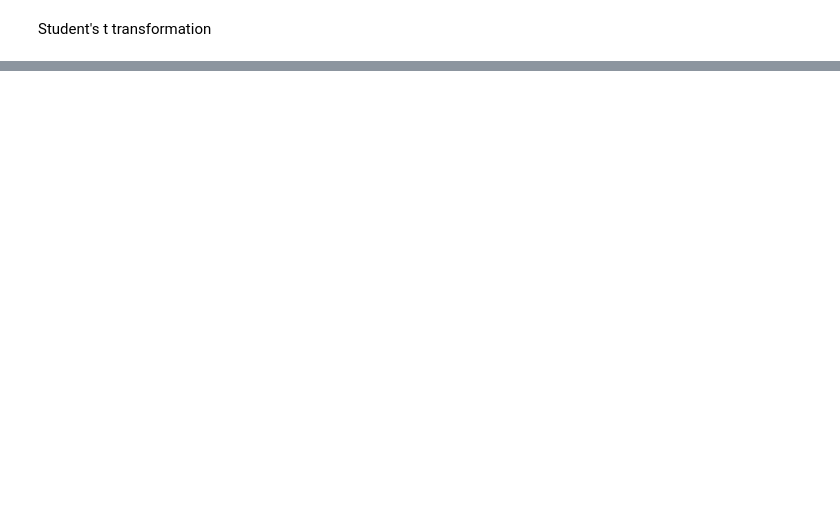
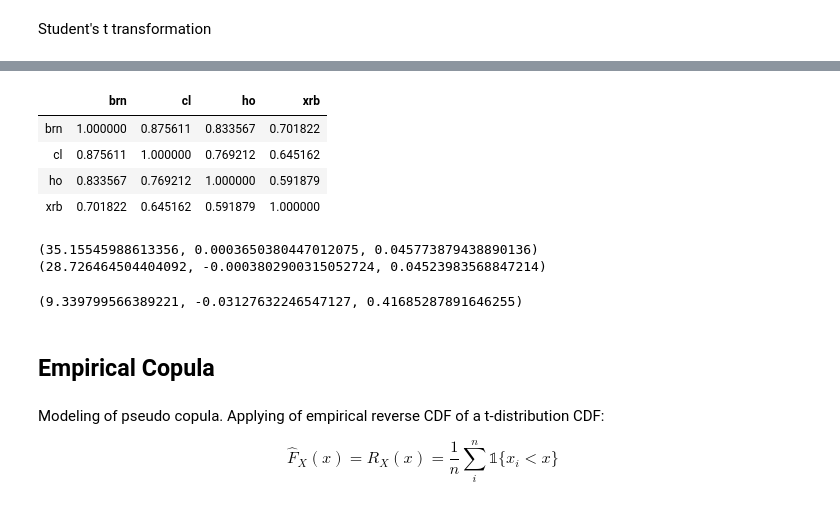
Before and after one commit to vpozdnyakov/gen_models_in_trading, a Jupyter notebook: generation_1/copula_estimator.ipynb, the cells around one changed output, grey strips where cells are left out. Cells and saved outputs as stored; diff of their text form; code cells hidden in the pictures; blank space fills up the shorter version.

```diff
--- a/generation_1/copula_estimator.ipynb
+++ b/generation_1/copula_estimator.ipynb
@@ -81,0 +92,25 @@ plt.show()
+# %%
+gen_prices.corr()
+# %% [output]
+|  | brn | cl | ho | xrb |
+| brn | 1.000000 | 0.875611 | 0.833567 | 0.701822 |
+| cl | 0.875611 | 1.000000 | 0.769212 | 0.645162 |
+| ho | 0.833567 | 0.769212 | 1.000000 | 0.591879 |
+| xrb | 0.701822 | 0.645162 | 0.591879 | 1.000000 |
+# %%
+print(stats.t.fit(prices.cl))
+print(stats.t.fit(gen_prices.cl))
+# %% [output]
+(35.15545988613356, 0.0003650380447012075, 0.045773879438890136)
+(28.726464504404092, -0.0003802900315052724, 0.04523983568847214)
+# %%
+sample = stats.t.rvs(35, 0, 0.5, 200)
+stats.t.fit(sample)
+# %% [output]
+(9.339799566389221, -0.03127632246547127, 0.41685287891646255)
+# %% [markdown]
+## Empirical Copula
+# %% [markdown]
+Modeling of pseudo copula. Applying of empirical reverse CDF of a t-distribution CDF:
+
+$$\hat F_X(x) = R_X(x) = \frac{1}{n }\sum_i^n \mathbb 1\{x_i<x\}$$
```
Also changed, not shown: parts of 12 cells of this notebook.
